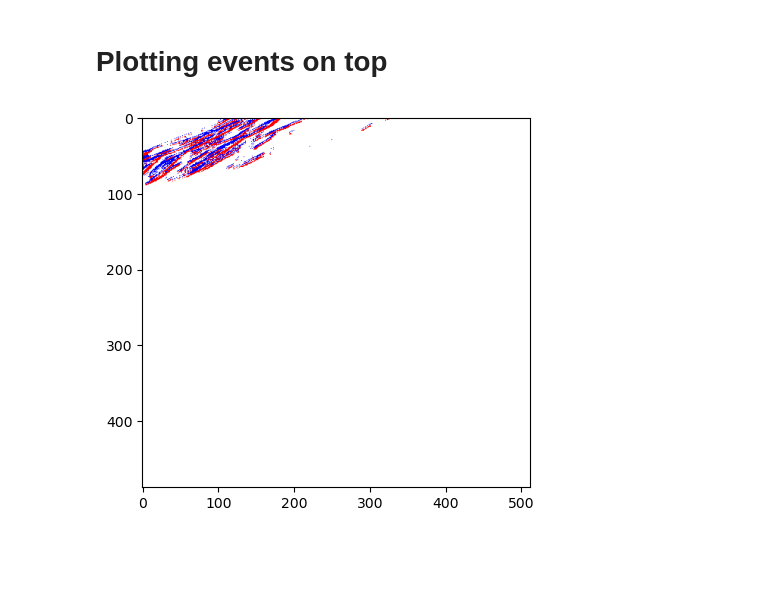
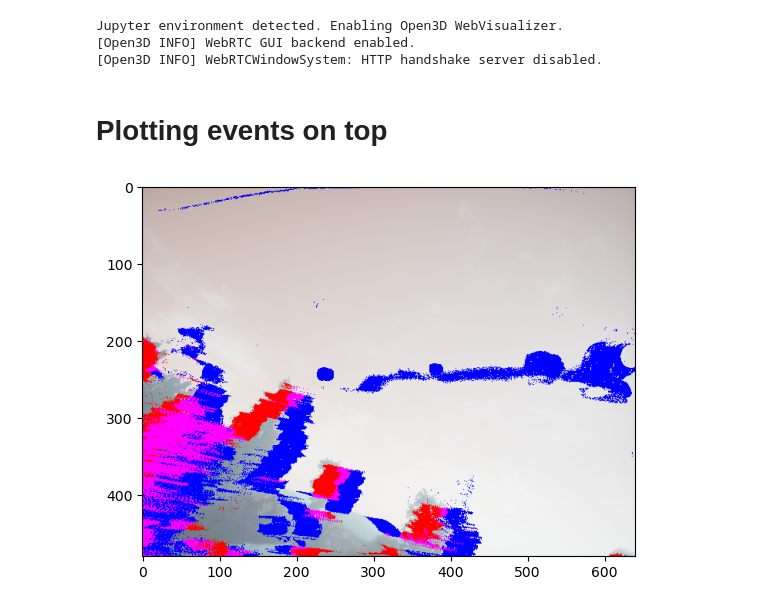
Before and after one commit to senecobis/automatic_dataset_conversion, a Jupyter notebook: plot_events_on_top.ipynb, the cells around one changed output. Saved outputs shown, nothing was run; the diff lists cells and outputs as text; code cells hidden in the pictures; blank space fills up the shorter version.

```diff
--- a/plot_events_on_top.ipynb
+++ b/plot_events_on_top.ipynb
@@ -4,35 +4,38 @@ from pathlib import Path
 import cv2
 import matplotlib.pyplot as plt
 import tqdm
-import h5py
 import numpy as np
 import os
-import yaml
 
 
-accuracy = 1e9
-dataset = "/data/storage/pellerito/MoonLanding/Malapert_crater/Cam2"
+dataset = "/data/storage/pellerito/TartanEvent_competition/mono/ME002"
 image_files = sorted(Path(dataset + "/image_left").glob("*.png"))
+# image_files = sorted(Path(dataset + "/images_rectified").glob("*.png"))
+
 events_file = dataset + "/events.h5"
 indices_file = dataset + "/indices.txt"
-fps = 5
 os.mkdir("/home/pellerito/Automatic_dataset_conversion/plots")
+# %% [output]
+Jupyter environment detected. Enabling Open3D WebVisualizer.
+[Open3D INFO] WebRTC GUI backend enabled.
+[Open3D INFO] WebRTCWindowSystem: HTTP handshake server disabled.
 # %% [markdown]
 # Plotting events on top
 # %%
 events = evlicious.io.load_events_from_path(Path(events_file))
 i0, i1 = np.loadtxt(indices_file, delimiter=",").astype(int)
 
-for num, image_ in enumerate(image_files):
+for num, image_ in tqdm.tqdm(enumerate(image_files)):
     plt.clf()
     image = cv2.imread(str(image_))
-    i_start = i0[num]
+    # i_start = i0[num]
     i_stop = i1[num]
-    #i_start = i_stop-600000
+    i_start = i_stop-100000
+    i_start = 0 if i_start < 0 else i_start
     new_events = events.get_between_idx(i_start, i_stop)
-    #rendered = new_events.render(image)
-    rendered = new_events.render(np.ones_like(image)*255)
+    rendered = new_events.render(image)
+    # rendered = new_events.render(np.ones_like(image)*255)
     plt.imshow(rendered)
     plt.savefig("/home/pellerito/Automatic_dataset_conversion/plots/rendered_{:05d}.png".format(num))
 # %% [output]
-[figure, old version]
+[figure, new version]
```
Also changed, not shown: 7 other files.
